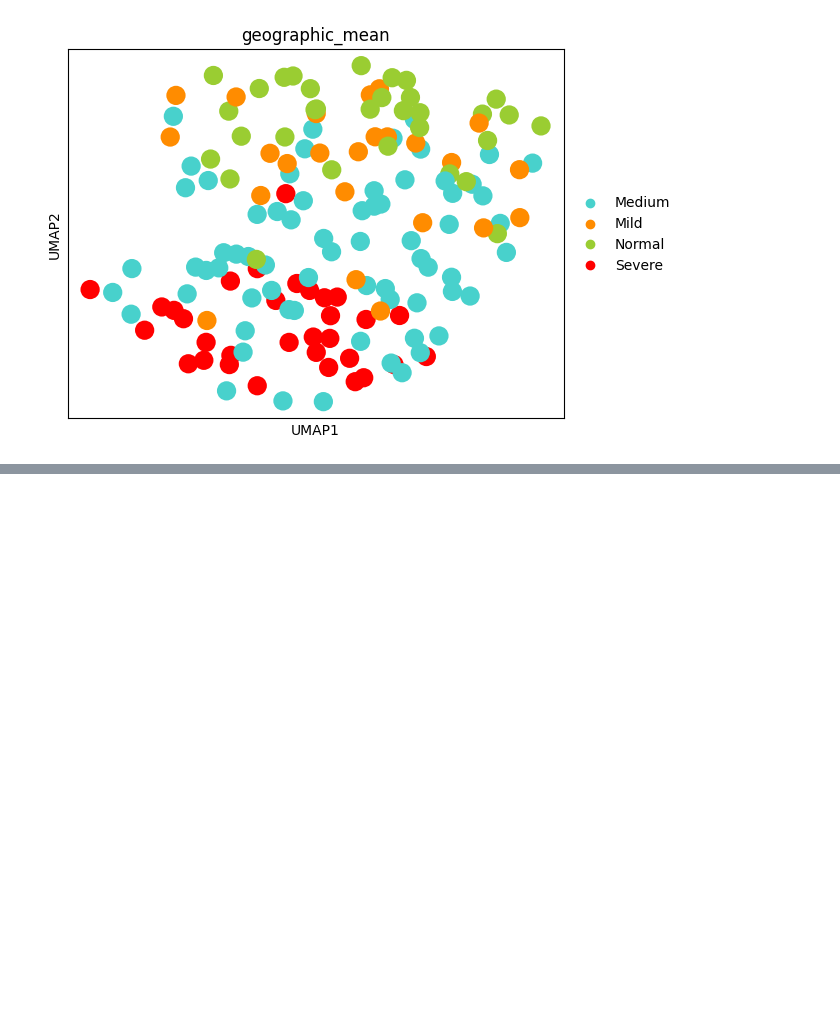
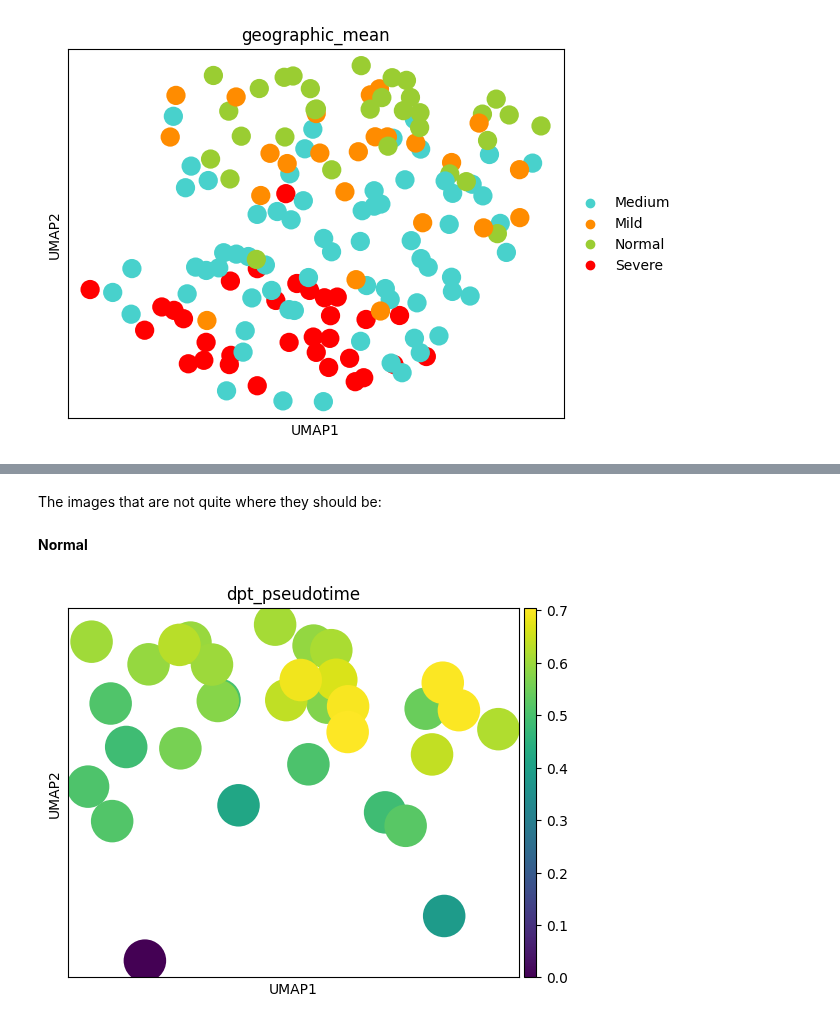
Before and after one commit to theislab/ehrapy-reproducibility, a Jupyter notebook: Figure_6/Chest-X-ray/plot_chestXray_cellrank2.ipynb, the cells around one changed output, grey strips where cells are left out. Cells and saved outputs as stored; diff of their text form; code cells hidden in the pictures; blank space fills up the shorter version.

```diff
--- a/Figure_6/Chest-X-ray/plot_chestXray_cellrank2.ipynb
+++ b/Figure_6/Chest-X-ray/plot_chestXray_cellrank2.ipynb
@@ -46,0 +72,8 @@ WARNING: Trying to run `tl.dpt` without prior call of `tl.diffmap`. Falling back
+# %% [markdown]
+The images that are not quite where they should be:
+# %% [markdown]
+**Normal**
+# %%
+ep.pl.umap(adata[adata.obs.geographic_mean == "Normal"], color="dpt_pseudotime")
+# %% [output]
+[figure, added]
```
Also changed, not shown: parts of 19 cells of this notebook, 5 other files.
